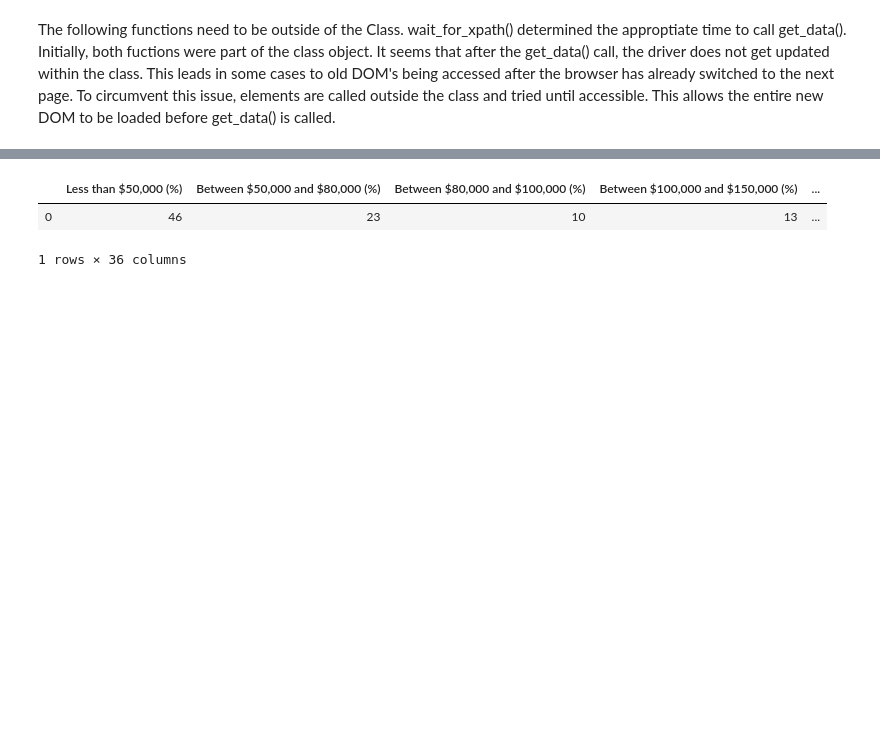
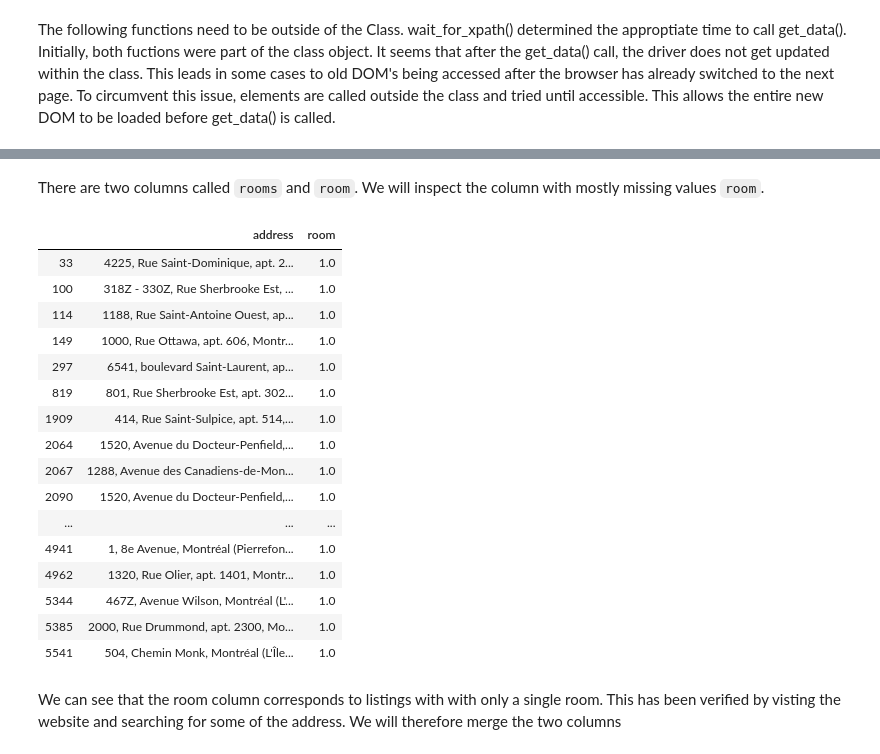
Before and after one commit to Jahnic/Data-Science, a Jupyter notebook: RealEstate/Real_estate_scrape.ipynb, the cells around one changed output, grey strips where cells are left out. Drawn from its saved outputs; the diff is of its cells as text; code cells hidden in the pictures; blank space fills up the shorter version.

```diff
--- a/RealEstate/Real_estate_scrape.ipynb
+++ b/RealEstate/Real_estate_scrape.ipynb
@@ -900,36 +741,27 @@ data
-# %%
-demographics = [['Less than $50,000', '46%', '', 'Between $50,000 and $80,000', '23%',\
-                 '', 'Between $80,000 and $100,000', '10%', '', 'Between $100,000 and $150,000',\
-                 '13%', '', 'More than $150,000', '8%'],\
-                ['1-person households', '38%', '', '2-person households', '38%', '',\
-                 '3-person households', '12%', '', '4-person households', '9%', '', '5-person or more households', '3%'],\
-                ['Couples without children at home', '54%', '', 'Couples with children at home', '31%',\
-                 '', 'Single-parent families', '15%'],\
-                ['Owners', '69%', '', 'Renters', '31%'],\
-                ['Before 1960', '22%', '', 'Between 1961 and 1980', '24%', '', 'Between 1981 and 1990', '16%', '',\
-                 'Between 1991 and 2000', '11%', '', 'Between 2001 and 2010', '20%', '', 'Between 2011 and 2016', '6%'],\
-                ['Single-family homes', '60%', '', 'Semi-detached or row houses', '9%', '', 'Buildings with less than 5 floors',\
-                 '31%', '', 'Buildings with 5 or more floors', '0%', '', 'Mobile homes', '0%'],\
-                ['University', '25%', '', 'College', '19%', '', 'Secondary (high) school', '22%', '',\
-                 'Apprentice or trade school diploma', '17%', '', 'No diploma', '16%'],\
-                ['Non-immigrant population', '94%', '', 'Immigrant population', '6%'],\
-                ['French', '94%', '', 'English', '5%', '', 'Others languages', '1%']]
-
-# Remove empty stings from splitting double line breaks \n\n
-demographics_clean = []
-data = pd.DataFrame()
-for demographic in demographics:
-    demographics_clean.append([x for x in demographic if x != ""])
-
-for demographic in demographics_clean:
-    header_index = range(0, len(demographic), 2)
-    for i in header_index:
-        header = demographic[i] + " (%)"
-        value = demographic[i+1].replace("%", "")
-        data[header] = pd.Series(value).astype("int")
-
-data
-# %% [output]
-|  | Less than $50,000 (%) | Between $50,000 and $80,000 (%) | Between $80,000 and $100,000 (%) | Between $100,000 and $150,000 (%) | ... |
-| 0 | 46 | 23 | 10 | 13 | ... |
-1 rows × 36 columns
+# %%
+df = pd.read_csv("centris_montreal_complete.csv")
+# %% [markdown]
+There are two columns called `rooms` and `room`. We will inspect the column with mostly missing values `room`.
+# %%
+df = df[df.address.duplicated() == False]
+df[df.room.notnull()].loc[:,["address", "room"]]
+# %% [output]
+|  | address | room |
+| 33 | 4225, Rue Saint-Dominique, apt. 2... | 1.0 |
+| 100 | 318Z - 330Z, Rue Sherbrooke Est, ... | 1.0 |
+| 114 | 1188, Rue Saint-Antoine Ouest, ap... | 1.0 |
+| 149 | 1000, Rue Ottawa, apt. 606, Montr... | 1.0 |
+| 297 | 6541, boulevard Saint-Laurent, ap... | 1.0 |
+| 819 | 801, Rue Sherbrooke Est, apt. 302... | 1.0 |
+| 1909 | 414, Rue Saint-Sulpice, apt. 514,... | 1.0 |
+| 2064 | 1520, Avenue du Docteur-Penfield,... | 1.0 |
+| 2067 | 1288, Avenue des Canadiens-de-Mon... | 1.0 |
+| 2090 | 1520, Avenue du Docteur-Penfield,... | 1.0 |
+| ... | ... | ... |
+| 4941 | 1, 8e Avenue, Montréal (Pierrefon... | 1.0 |
+| 4962 | 1320, Rue Olier, apt. 1401, Montr... | 1.0 |
+| 5344 | 467Z, Avenue Wilson, Montréal (L'... | 1.0 |
+| 5385 | 2000, Rue Drummond, apt. 2300, Mo... | 1.0 |
+| 5541 | 504, Chemin Monk, Montréal (L'Île... | 1.0 |
+# %% [markdown]
+We can see that the room column corresponds to listings with with only a single room. This has been verified by visting the website and searching for some of the address. We will therefore merge the two columns
```
Also changed, not shown: parts of 28 cells of this notebook, 2 other files.
